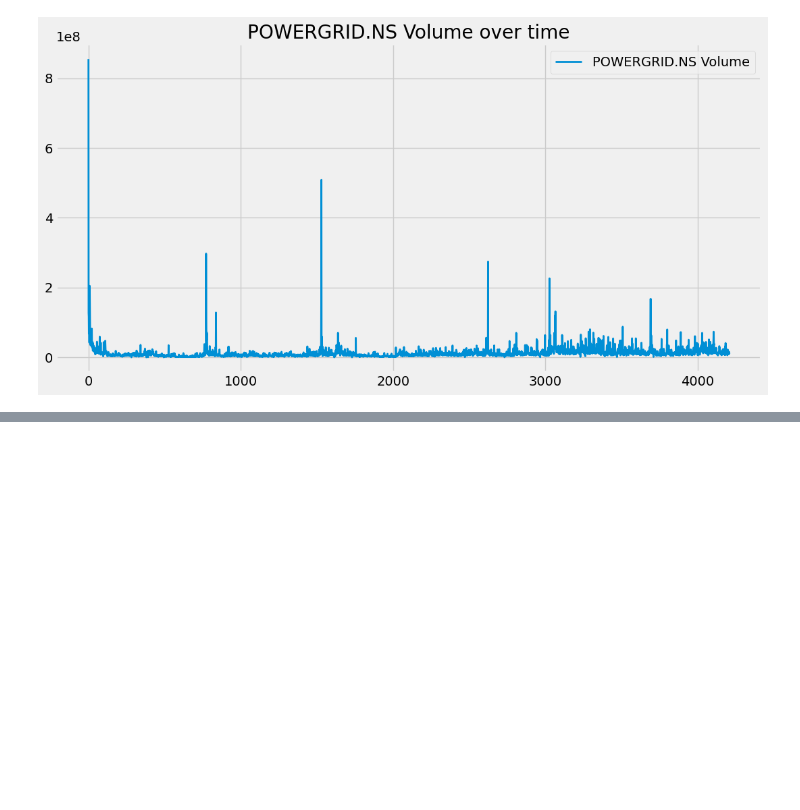
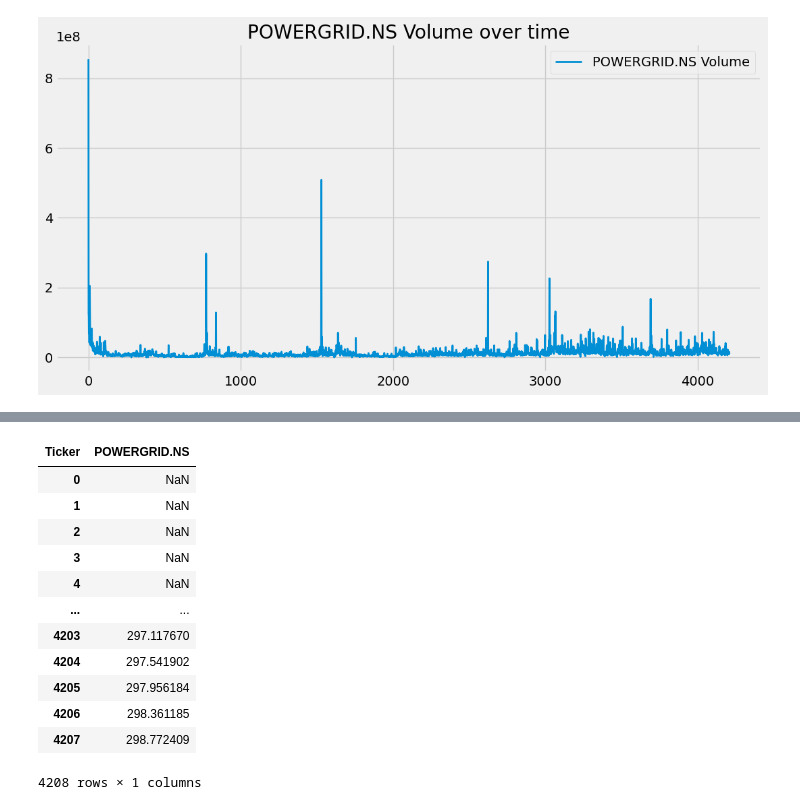
Before and after one commit to junaidalam2/data_analysis_stock_price, a Jupyter notebook: notebooks/stock_price_prediction.ipynb, the cells around one changed output, grey strips where cells are left out. Cells and saved outputs as stored; diff of their text form; code cells hidden in the pictures; blank space fills up the shorter version.

```diff
--- a/notebooks/stock_price_prediction.ipynb
+++ b/notebooks/stock_price_prediction.ipynb
@@ -164,0 +182,17 @@ plt.show()
+# %%
+ma200 = df.Close.rolling(200).mean()
+ma200
+# %% [output]
+| Ticker | POWERGRID.NS |
+| 0 | NaN |
+| 1 | NaN |
+| 2 | NaN |
+| 3 | NaN |
+| 4 | NaN |
+| ... | ... |
+| 4203 | 297.117670 |
+| 4204 | 297.541902 |
+| 4205 | 297.956184 |
+| 4206 | 298.361185 |
+| 4207 | 298.772409 |
+4208 rows × 1 columns
```
Also changed, not shown: parts of 4 cells of this notebook.
